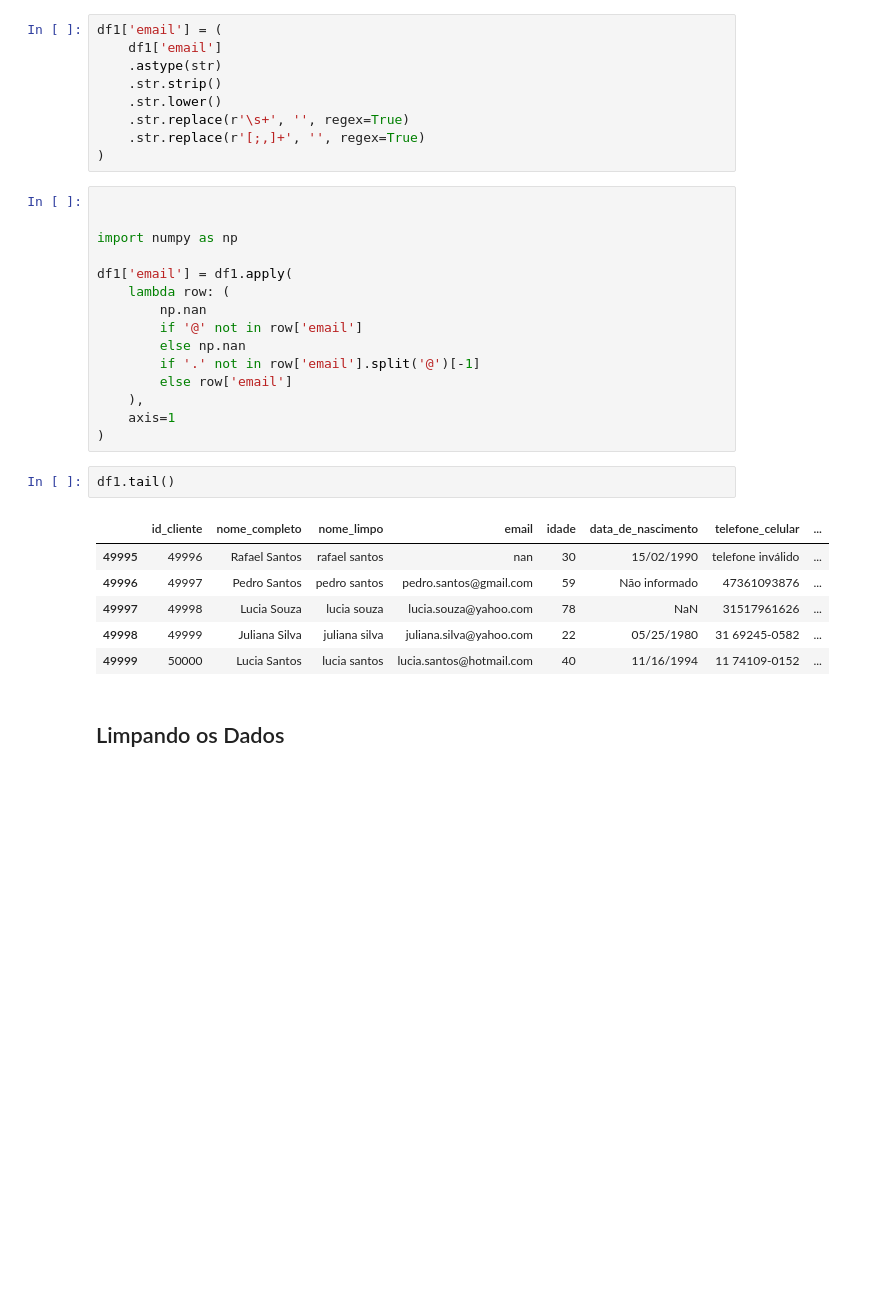
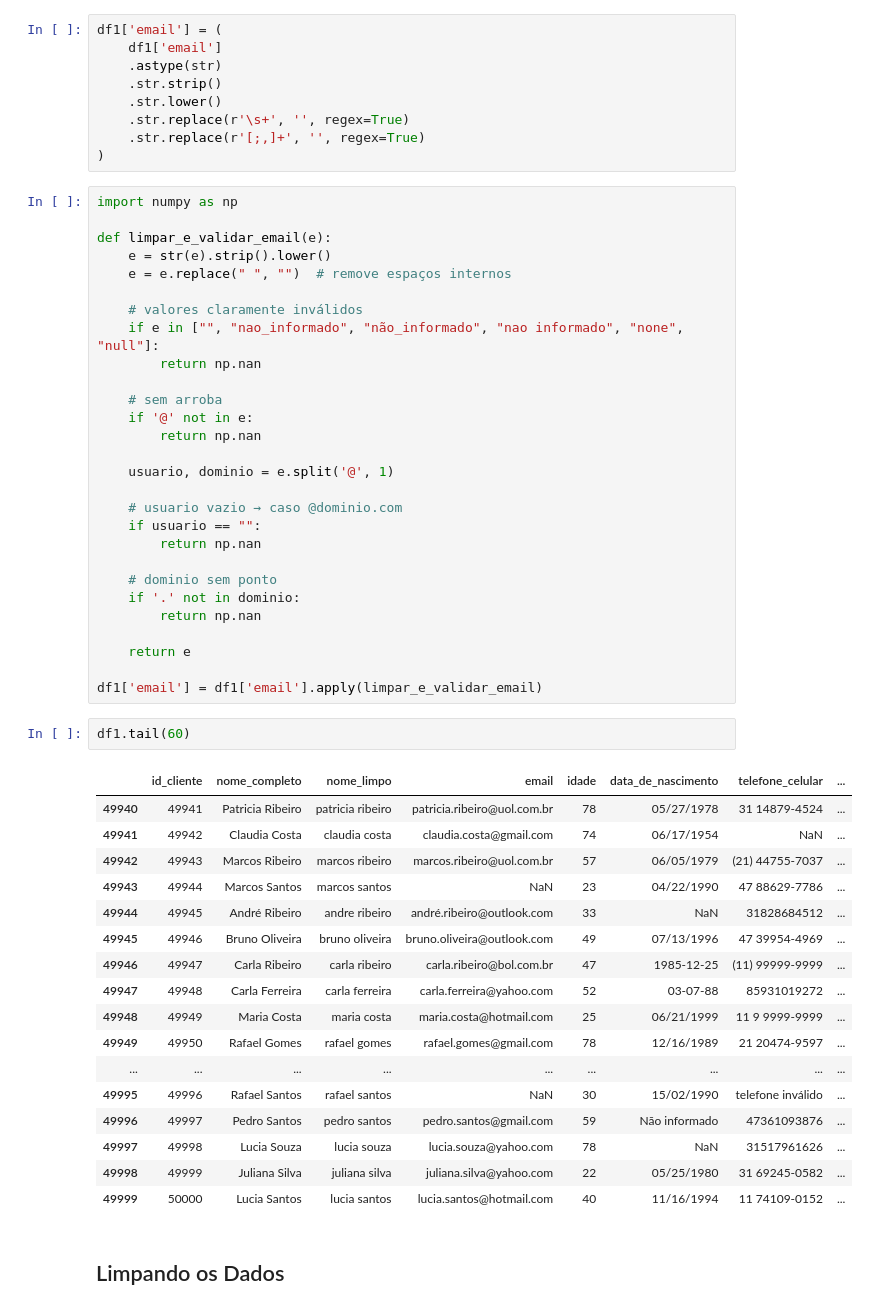
Before and after one commit to letambelli/pipeline-limpeza-de-dados, a Jupyter notebook: limpeza.ipynb, the cells around one changed output. Drawn from its saved outputs; the diff is of its cells as text; blank space fills up the shorter version.

Commit message:
update email

```diff
--- a/limpeza.ipynb
+++ b/limpeza.ipynb
@@ -299,25 +299,49 @@ df1['email'] = (
     .str.replace(r'[;,]+', '', regex=True)
 )
 # %%
-
-
 import numpy as np
 
-df1['email'] = df1.apply(
-    lambda row: (
-        np.nan
-        if '@' not in row['email']
-        else np.nan
-        if '.' not in row['email'].split('@')[-1]
-        else row['email']
-    ),
-    axis=1
-)
+def limpar_e_validar_email(e):
+    e = str(e).strip().lower()
+    e = e.replace(" ", "")  # remove espaços internos
+
+    # valores claramente inválidos
+    if e in ["", "nao_informado", "não_informado", "nao informado", "none", "null"]:
+        return np.nan
+
+    # sem arroba
+    if '@' not in e:
+        return np.nan
+
+    usuario, dominio = e.split('@', 1)
+
+    # usuario vazio → caso @dominio.com
+    if usuario == "":
+        return np.nan
+
+    # dominio sem ponto
+    if '.' not in dominio:
+        return np.nan
+
+    return e
+
+df1['email'] = df1['email'].apply(limpar_e_validar_email)
 # %%
-df1.tail()
+df1.tail(60)
 # %% [output]
 |  | id_cliente | nome_completo | nome_limpo | email | idade | data_de_nascimento | telefone_celular | ... |
-| 49995 | 49996 | Rafael Santos | rafael santos | nan | 30 | 15/02/1990 | telefone inválido | ... |
+| 49940 | 49941 | Patricia Ribeiro | patricia ribeiro | patricia.ribeiro@uol.com.br | 78 | 05/27/1978 | 31 14879-4524 | ... |
+| 49941 | 49942 | Claudia Costa | claudia costa | claudia.costa@gmail.com | 74 | 06/17/1954 | NaN | ... |
+| 49942 | 49943 | Marcos Ribeiro | marcos ribeiro | marcos.ribeiro@uol.com.br | 57 | 06/05/1979 | (21) 44755-7037 | ... |
+| 49943 | 49944 | Marcos Santos | marcos santos | NaN | 23 | 04/22/1990 | 47 88629-7786 | ... |
+| 49944 | 49945 | André Ribeiro | andre ribeiro | andré.ribeiro@outlook.com | 33 | NaN | 31828684512 | ... |
+| 49945 | 49946 | Bruno Oliveira | bruno oliveira | bruno.oliveira@outlook.com | 49 | 07/13/1996 | 47 39954-4969 | ... |
+| 49946 | 49947 | Carla Ribeiro | carla ribeiro | carla.ribeiro@bol.com.br | 47 | 1985-12-25 | (11) 99999-9999 | ... |
+| 49947 | 49948 | Carla Ferreira | carla ferreira | carla.ferreira@yahoo.com | 52 | 03-07-88 | 85931019272 | ... |
+| 49948 | 49949 | Maria Costa | maria costa | maria.costa@hotmail.com | 25 | 06/21/1999 | 11 9 9999-9999 | ... |
+| 49949 | 49950 | Rafael Gomes | rafael gomes | rafael.gomes@gmail.com | 78 | 12/16/1989 | 21 20474-9597 | ... |
+| ... | ... | ... | ... | ... | ... | ... | ... | ... |
+| 49995 | 49996 | Rafael Santos | rafael santos | NaN | 30 | 15/02/1990 | telefone inválido | ... |
 | 49996 | 49997 | Pedro Santos | pedro santos | pedro.santos@gmail.com | 59 | Não informado | 47361093876 | ... |
 | 49997 | 49998 | Lucia Souza | lucia souza | lucia.souza@yahoo.com | 78 | NaN | 31517961626 | ... |
 | 49998 | 49999 | Juliana Silva | juliana silva | juliana.silva@yahoo.com | 22 | 05/25/1980 | 31 69245-0582 | ... |
```
